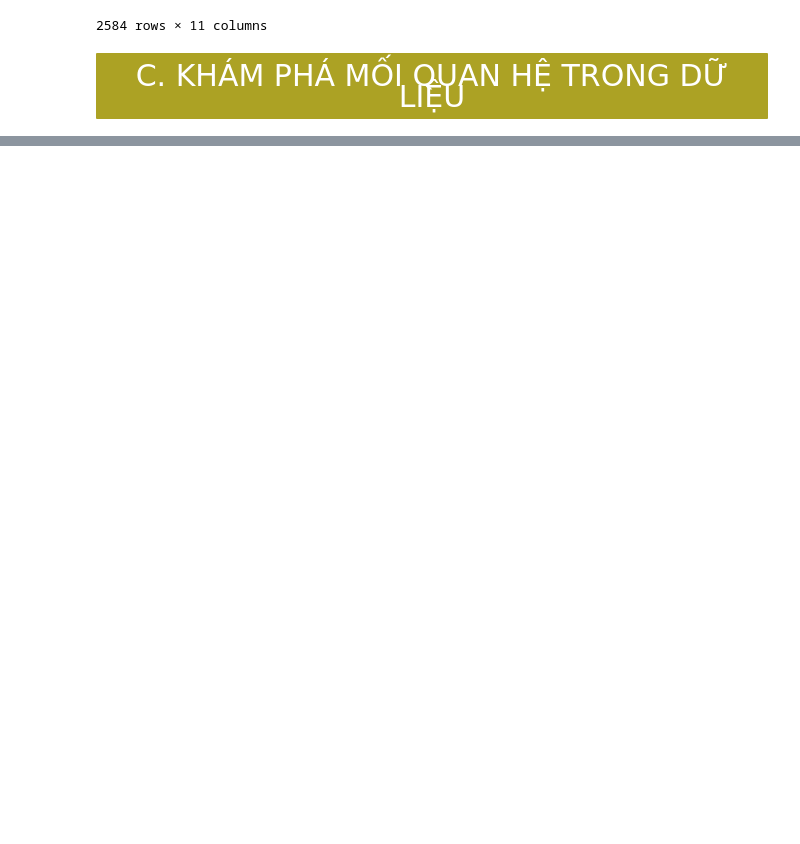
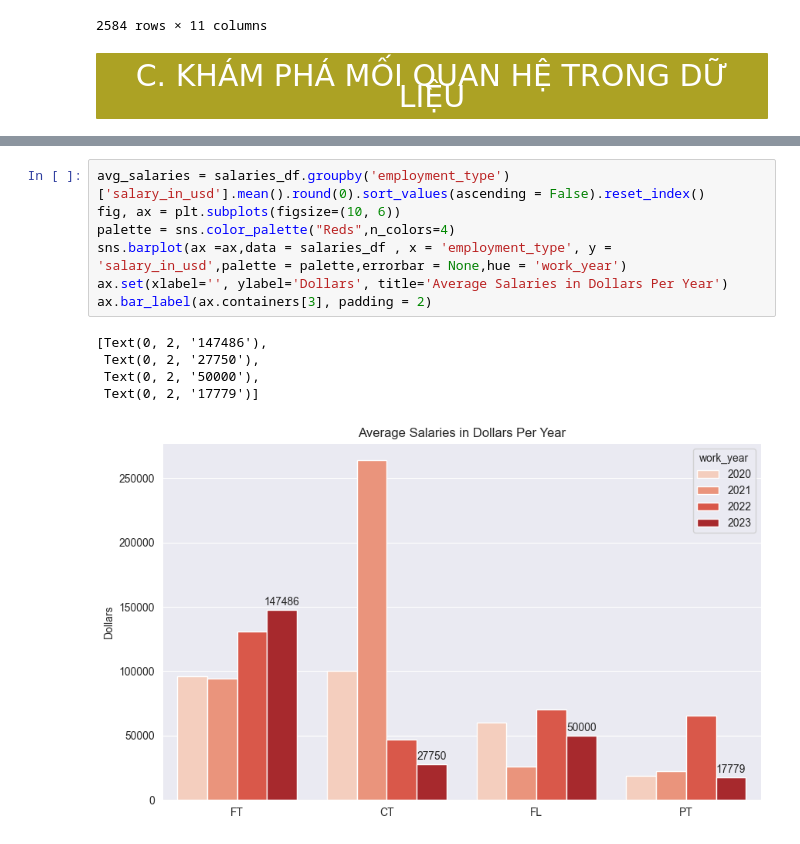
Before and after one commit to PhuongAnh57/LAB2-TQHDL, a Jupyter notebook: source_codes/main.ipynb, the cells around one changed output, grey strips where cells are left out. Cells and saved outputs as stored; diff of their text form; blank space fills up the shorter version.

```diff
--- a/source_codes/main.ipynb
+++ b/source_codes/main.ipynb
@@ -281,0 +348,13 @@ salaries_df
+# %%
+avg_salaries = salaries_df.groupby('employment_type')['salary_in_usd'].mean().round(0).sort_values(ascending = False).reset_index()
+fig, ax = plt.subplots(figsize=(10, 6))
+palette = sns.color_palette("Reds",n_colors=4)
+sns.barplot(ax =ax,data = salaries_df , x = 'employment_type', y = 'salary_in_usd',palette = palette,errorbar = None,hue = 'work_year')
+ax.set(xlabel='', ylabel='Dollars', title='Average Salaries in Dollars Per Year')
+ax.bar_label(ax.containers[3], padding = 2)
+# %% [output]
+[Text(0, 2, '147486'),
+ Text(0, 2, '27750'),
+ Text(0, 2, '50000'),
+ Text(0, 2, '17779')]
+[figure, added]
```
Also changed, not shown: parts of 12 cells of this notebook.
